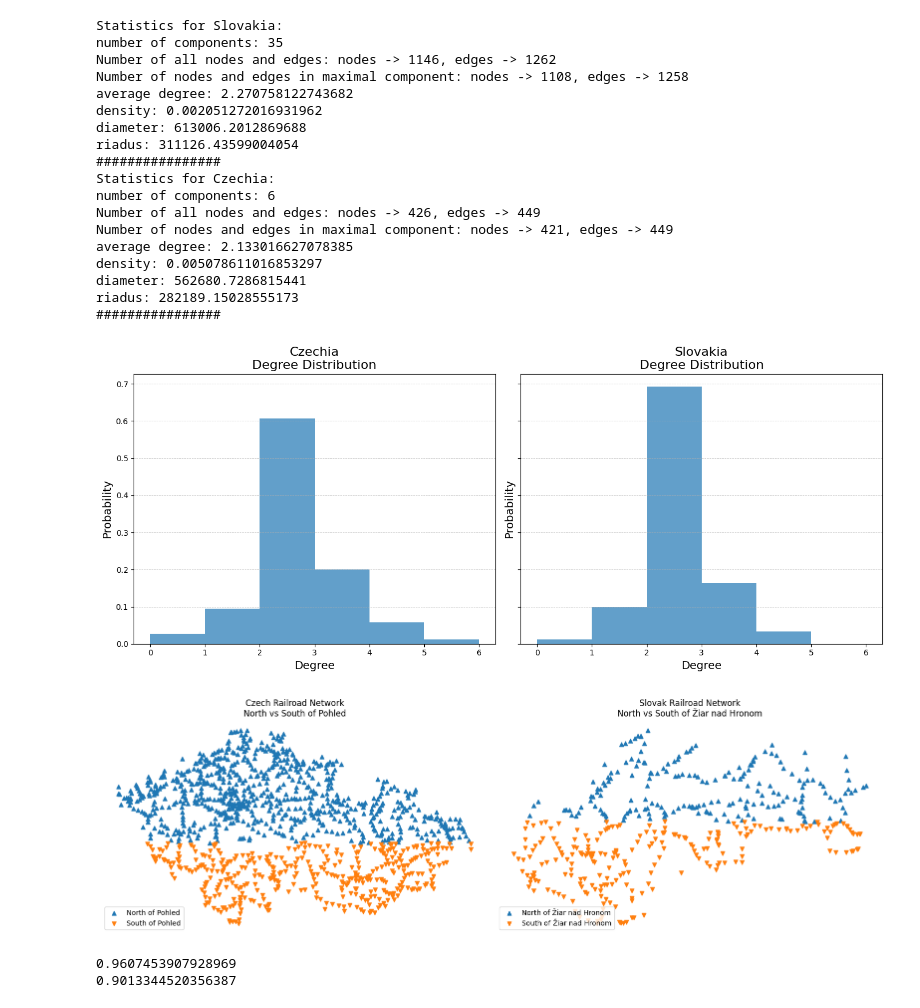
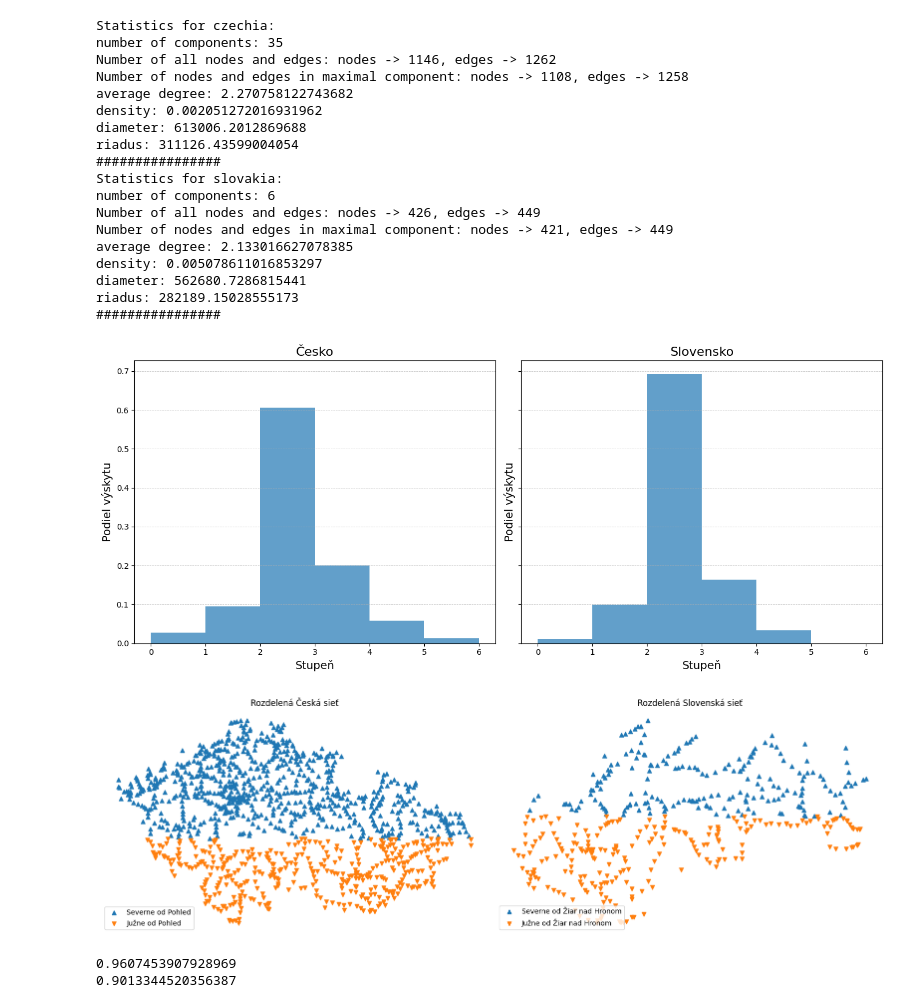
Before and after one commit to teoPazera/Network_science_proj, a Jupyter notebook: exploratory_analysis.ipynb, the cells around one changed output. Drawn from its saved outputs; the diff is of its cells as text; code cells hidden in the pictures.

```diff
--- a/exploratory_analysis.ipynb
+++ b/exploratory_analysis.ipynb
@@ -37,10 +37,10 @@ def summary(g: Graph, name: str) -> None:
 
     print('################')
 
-for g, name in zip((cze_graph, sk_graph), ("Slovakia","Czechia")):
+for g, name in zip((cze_graph, sk_graph), ("czechia","slovakia")):
     summary(g, name)
 # %% [output]
-Statistics for Slovakia:
+Statistics for czechia:
 number of components: 35
 Number of all nodes and edges: nodes -> 1146, edges -> 1262
 Number of nodes and edges in maximal component: nodes -> 1108, edges -> 1258
@@ -49,7 +49,7 @@ density: 0.002051272016931962
 diameter: 613006.2012869688
 riadus: 311126.43599004054
 ################
-Statistics for Czechia:
+Statistics for slovakia:
 number of components: 6
 Number of all nodes and edges: nodes -> 426, edges -> 449
 Number of nodes and edges in maximal component: nodes -> 421, edges -> 449
@@ -67,18 +67,18 @@ bins = range(0, max(max(deg_cze), max(deg_svk)) + 2)
 
 fig, axes = plt.subplots(ncols=2, figsize=(14, 6), sharey=True)
 
-for ax, degrees, title in zip(axes, [deg_cze, deg_svk], ['Czechia', 'Slovakia']):
+for ax, degrees, title in zip(axes, [deg_cze, deg_svk], ['Česko', 'Slovensko']):
     weights = np.ones_like(degrees) / len(degrees)
     ax.hist(degrees, bins=bins, weights=weights, alpha=0.7)
-    ax.set_title(f'{title}\nDegree Distribution', fontsize=16)
-    ax.set_xlabel('Degree', fontsize=14)
-    ax.set_ylabel('Probability', fontsize=14)
+    ax.set_title(f'{title}', fontsize=16)
+    ax.set_xlabel('Stupeň', fontsize=14)
+    ax.set_ylabel('Podiel výskytu', fontsize=14)
     ax.grid(axis='y', linestyle='--', linewidth=0.6, alpha=0.7)
 
 fig.tight_layout()
 plt.show()
 # %% [output]
-[figure, old version]
+[figure, new version]
 # %%
 def centrality(sk_graph: Graph, cze_graph: Graph,
                kind: Literal["eigen", "page", "katz", "local_cluster", "betweeness"],
@@ -244,40 +250,40 @@ fig, (ax1, ax2) = plt.subplots(1, 2, figsize=(16, 5), sharex=False, sharey=False
 
 # Czechia on the left
 north_cz, south_cz = split_north_south(cze_graph, "Pohled")
 ax1.scatter(
     [cze_graph.nodes[n]['geometry'].x for n in north_cz],
     [cze_graph.nodes[n]['geometry'].y for n in north_cz],
-    marker='^', label='North of Pohled'
+    marker='^', label='Severne od Pohled'
 )
 ax1.scatter(
     [cze_graph.nodes[n]['geometry'].x for n in south_cz],
     [cze_graph.nodes[n]['geometry'].y for n in south_cz],
-    marker='v', label='South of Pohled'
+    marker='v', label='Južne od Pohled'
 )
-ax1.set_title("Czech Railroad Network\nNorth vs South of Pohled")
+ax1.set_title("Rozdelená Česká sieť")
 ax1.set_axis_off()
 ax1.legend(loc='lower left')
 
 # Slovakia on the right
 north_sk, south_sk = split_north_south(sk_graph, "Vlkanová")
 ax2.scatter(
     [sk_graph.nodes[n]['geometry'].x for n in north_sk],
     [sk_graph.nodes[n]['geometry'].y for n in north_sk],
-    marker='^', label='North of Žiar nad Hronom'
+    marker='^', label='Severne od Žiar nad Hronom'
 )
 ax2.scatter(
     [sk_graph.nodes[n]['geometry'].x for n in south_sk],
     [sk_graph.nodes[n]['geometry'].y for n in south_sk],
-    marker='v', label='South of Žiar nad Hronom'
+    marker='v', label='Južne od Žiar nad Hronom'
 )
-ax2.set_title("Slovak Railroad Network\nNorth vs South of Žiar nad Hronom")
+ax2.set_title("Rozdelená Slovenská sieť")
 ax2.set_axis_off()
 ax2.legend(loc='lower left')
 
 plt.tight_layout()
 plt.show()
 # %% [output]
-[figure, old version]
+[figure, new version]
 # %%
 labeling_cze: dict[str, str] = {n: "north" for n in north_cz}
 labeling_cze.update({n: "south" for n in south_cz})
```
Also changed, not shown: parts of 4 cells of this notebook, 20 other files.
